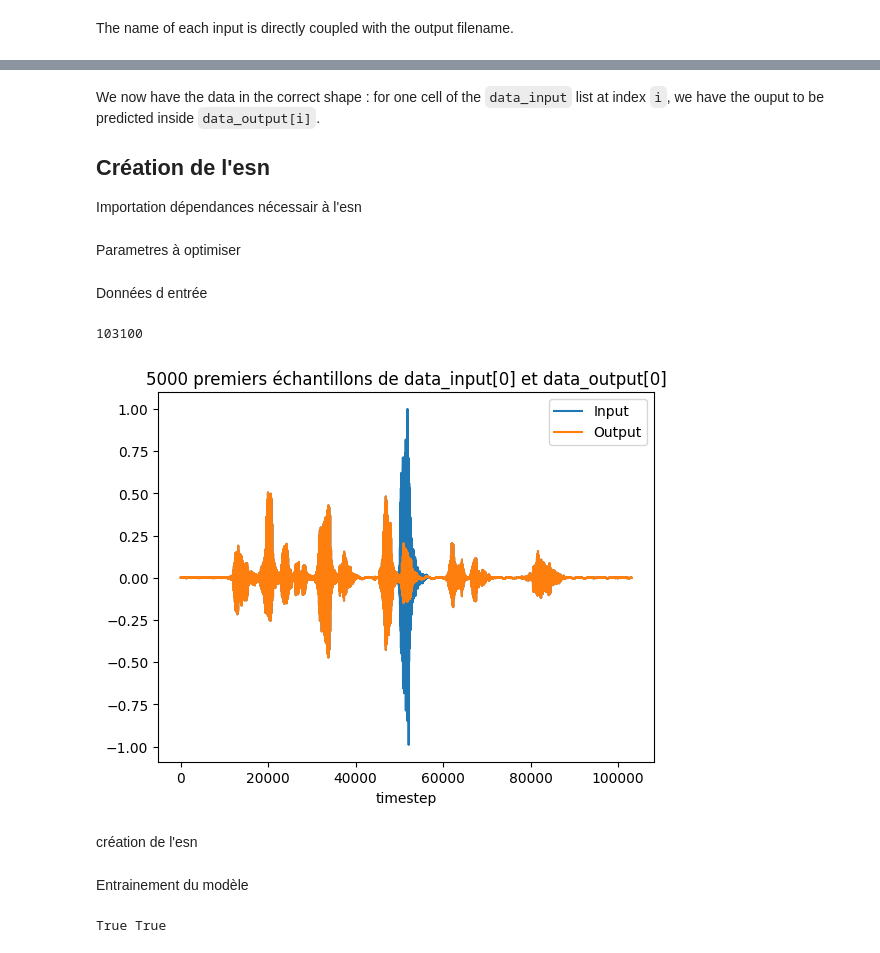
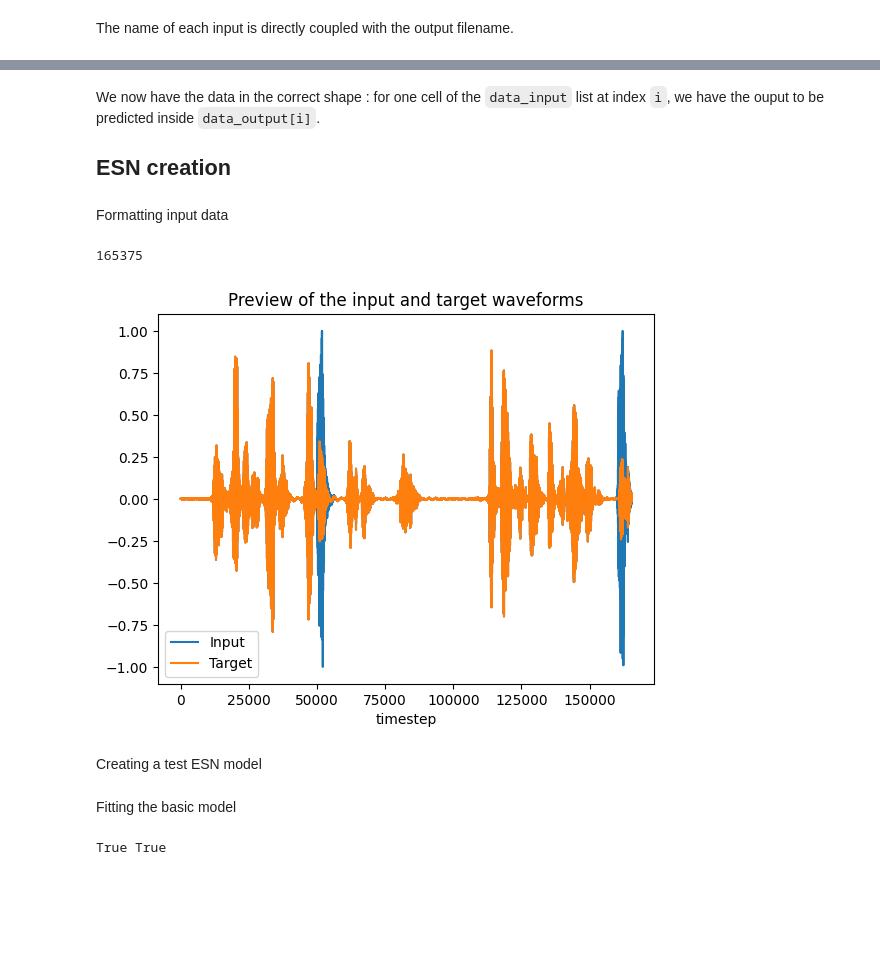
Before and after one commit to Wanchai290/vocalo-noise, a Jupyter notebook: main.ipynb, the cells around one changed output, grey strips where cells are left out. Drawn from its saved outputs; the diff is of its cells as text; code cells hidden in the pictures; blank space fills up the shorter version.

```diff
--- a/main.ipynb
+++ b/main.ipynb
@@ -74,9 +79,7 @@ inputs : [array([ 0.00112915,  0.00140381,  0.00134277, ..., -0.00012207,
 # %% [markdown]
 We now have the data in the correct shape : for one cell of the `data_input` list at index `i`, we have the ouput to be predicted inside `data_output[i]`.
 
-## Création de l'esn
-
-Importation dépendances nécessair à l'esn
+## ESN creation
 # %%
 import reservoirpy as rpy
 from reservoirpy.nodes import Reservoir, Ridge
@@ -85,5 +88,3 @@ from reservoirpy import ESN
 
 import numpy as np
 import matplotlib.pyplot as plt
-# %% [markdown]
-Parametres à optimiser
@@ -101,38 +91,38 @@ rpy.set_seed(SEED)  # make everything reproducible!
 # %% [markdown]
-Données d entrée
+Formatting input data
 # %%
-train_len = len(data_input[0])//40
-test_len = len(data_input[0])//40
+train_len = len(data_input[0])//4
+test_len = len(data_input[0])//4
 print(train_len)
 forecast = 1
 
 X_train = data_input[0][:train_len].reshape(-1, 1)
 Y_train = data_output[0][forecast : train_len + forecast].reshape(-1, 1)
 
 X_test = data_input[0][train_len : train_len+test_len-forecast].reshape(-1, 1)
 Y_test = data_output[0][train_len + forecast: train_len+test_len].reshape(-1, 1)
 
 dataset = (X_train, X_test, Y_train, Y_test)
 
 plt.figure()
 plt.plot(X_train, label="Input")
-plt.plot(Y_train, label="Output")
+plt.plot(Y_train, label="Target")
 plt.xlabel("timestep")
-plt.title("5000 premiers échantillons de data_input[0] et data_output[0]")
+plt.title("Preview of the input and target waveforms")
 plt.legend()
 plt.show()
 # %% [output]
-103100
+165375
-[figure, old version]
+[figure, new version]
 # %% [markdown]
-création de l'esn
+Creating a test ESN model
 # %%
 reservoir = Reservoir(100, lr=0.5, sr=0.9)
 ridge = Ridge(ridge=1e-7)
 
 esn_model = ESN(reservoir, ridge)
 # %% [markdown]
-Entrainement du modèle
+Fitting the basic model
 # %%
 esn_model = esn_model.fit(X_train, Y_train, warmup=10, workers=-1)
 print(reservoir.initialized, ridge.initialized)
```
Also changed, not shown: parts of 18 cells of this notebook, 1 other file.
